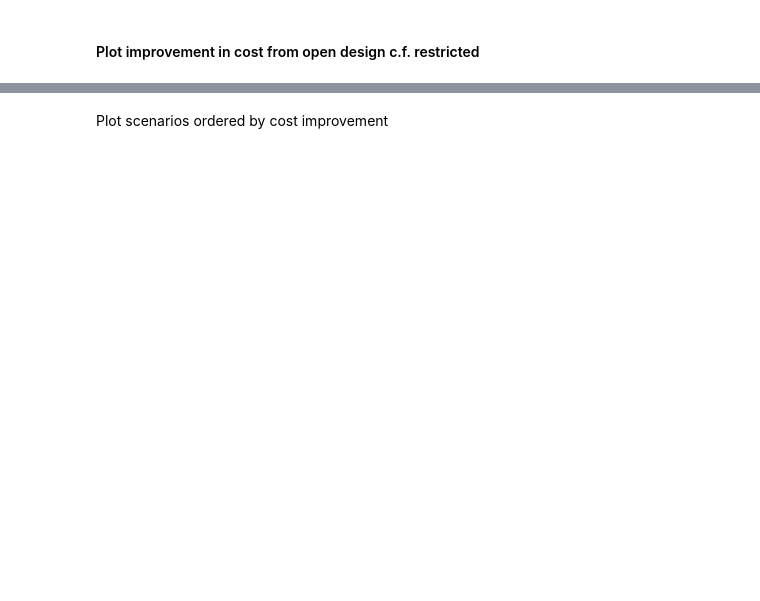
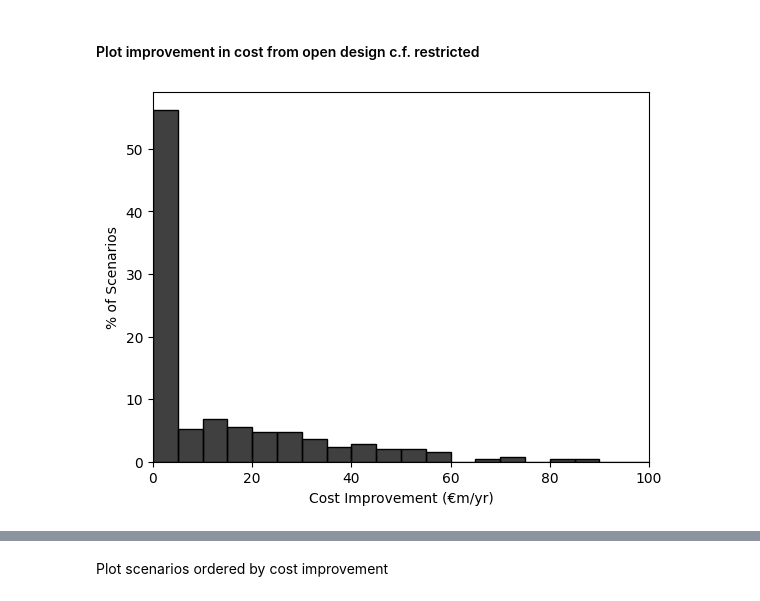
Before and after one commit to mal84emma/SPs-on-GPU-arrays, a Jupyter notebook: analysis/plot_VoI_conv.ipynb, the cells around one changed output, grey strips where cells are left out. Cells and saved outputs as stored; diff of their text form; code cells hidden in the pictures; blank space fills up the shorter version.

```diff
--- a/analysis/plot_VoI_conv.ipynb
+++ b/analysis/plot_VoI_conv.ipynb
@@ -176,20 +245,22 @@ voi_std_errors = np.array([np.std(cost_improvements[:i+1])/np.sqrt(i+1) for i in
 # %%
 # plot cost comparison open vs restricted case
 fig, ax = plt.subplots()
 
 sns.histplot(
     cost_improvements/1e6,
     binrange=(0,100),
     binwidth=5,
     stat='percent',
     ax=ax,
     color='black'
 )
 
 plt.xlim(0,100)
 
-plt.xlabel('Cost Improvement (EUR/yr, millions)')
+plt.xlabel('Cost Improvement (€m/yr)')
 plt.ylabel('% of Scenarios')
 
 plt.show()
+# %% [output]
+[figure, added]
 # %%
```
Also changed, not shown: parts of 15 cells of this notebook.
